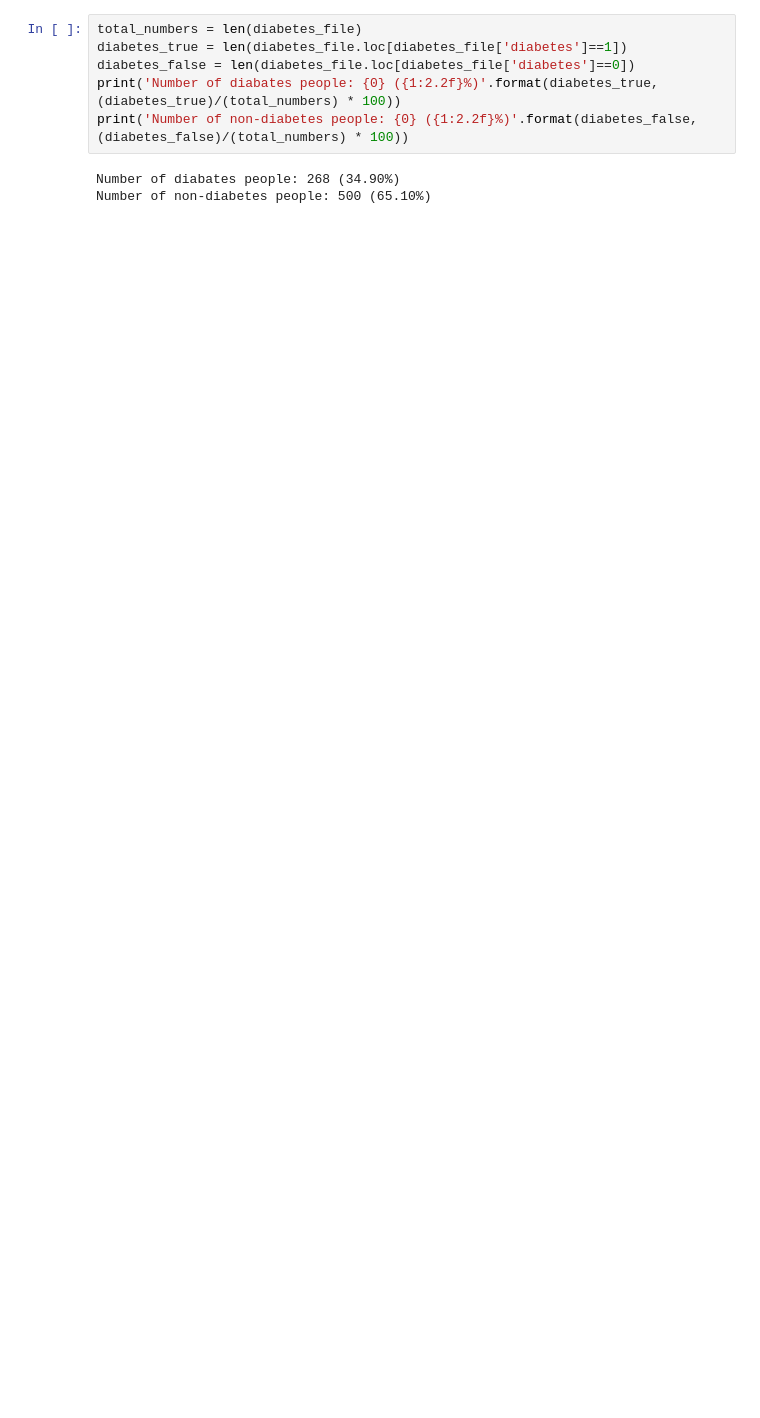
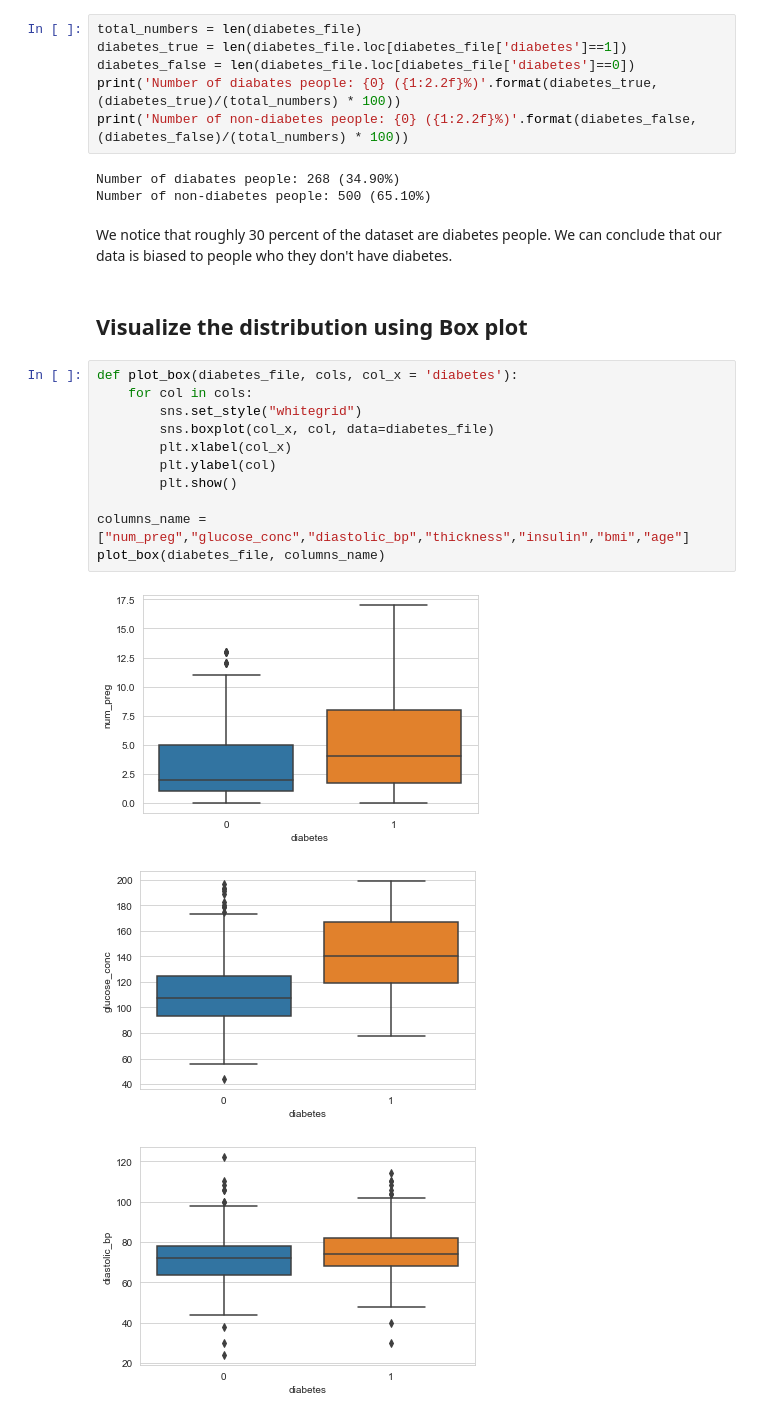
Before and after one commit to ruddysimon/Diabetes-Prediction, a Jupyter notebook: K-nearest neighbors algorithm diabetes-.ipynb, the cells around one changed output. Cells and saved outputs as stored; diff of their text form; blank space fills up the shorter version.

```diff
--- a/K-nearest neighbors algorithm diabetes-.ipynb
+++ b/K-nearest neighbors algorithm diabetes-.ipynb
@@ -220,3 +228,22 @@ print('Number of non-diabetes people: {0} ({1:2.2f}%)'.format(diabetes_false, (d
 # %% [output]
 Number of diabates people: 268 (34.90%)
 Number of non-diabetes people: 500 (65.10%)
+# %% [markdown]
+We notice that roughly 30 percent of the dataset are diabetes people. We can conclude that our data is biased to people who they don't have diabetes.
+# %% [markdown]
+## Visualize the distribution using Box plot
+# %%
+def plot_box(diabetes_file, cols, col_x = 'diabetes'):
+    for col in cols:
+        sns.set_style("whitegrid")
+        sns.boxplot(col_x, col, data=diabetes_file)
+        plt.xlabel(col_x)
+        plt.ylabel(col)
+        plt.show()
+
+columns_name = ["num_preg","glucose_conc","diastolic_bp","thickness","insulin","bmi","age"]
+plot_box(diabetes_file, columns_name)
+# %% [output]
+[figure, added]
+[figure, added]
+[figure, added]
```
Also changed, not shown: parts of 11 cells of this notebook.
